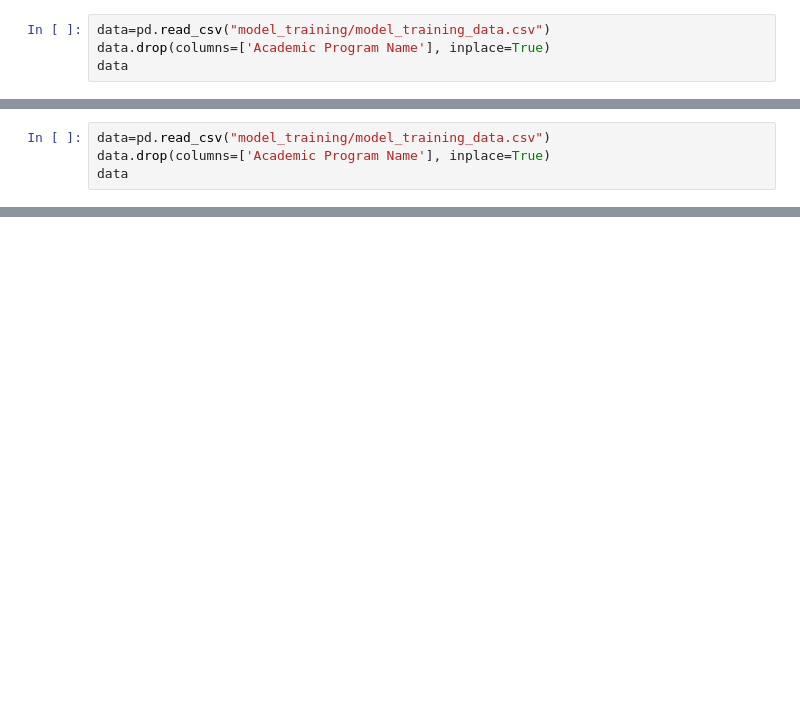
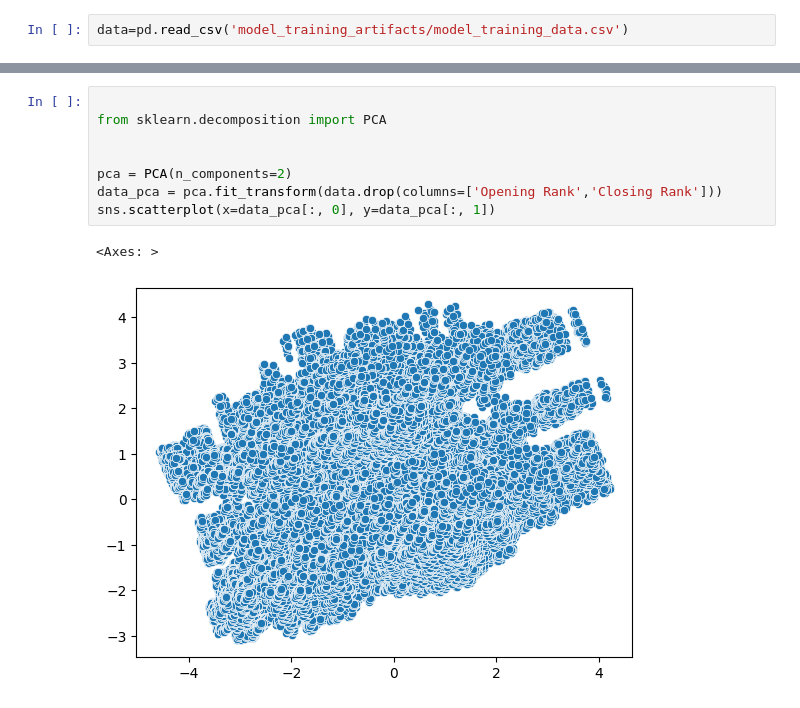
Before and after one commit to VashuTheGreat/JOSAA_RANK_PREDICTOR, a Jupyter notebook: notebooks/model_training.ipynb, the cells around one changed output, grey strips where cells are left out. Drawn from its saved outputs; the diff is of its cells as text; blank space fills up the shorter version.

Commit message:
data transfomation notebook

```diff
--- a/notebooks/model_training.ipynb
+++ b/notebooks/model_training.ipynb
@@ -3,4 +6,2 @@ import pandas as pd
 # %%
-data=pd.read_csv("model_training/model_training_data.csv")
-data.drop(columns=['Academic Program Name'], inplace=True)
-data
+data=pd.read_csv('model_training_artifacts/model_training_data.csv')
@@ -242,4 +23,0 @@ import pandas as pd
-# %%
-data=pd.read_csv("model_training/model_training_data.csv")
-data.drop(columns=['Academic Program Name'], inplace=True)
-data
@@ -424,0 +58,11 @@ df['Opening Rank'] = StandardizeColumn(df, 'Opening Rank')
+# %%
+
+from sklearn.decomposition import PCA
+
+
+pca = PCA(n_components=2)
+data_pca = pca.fit_transform(data.drop(columns=['Opening Rank','Closing Rank']))
+sns.scatterplot(x=data_pca[:, 0], y=data_pca[:, 1])
+# %% [output]
+<Axes: >
+[figure, added]
```
Also changed, not shown: parts of 27 cells of this notebook, 3 other files.
